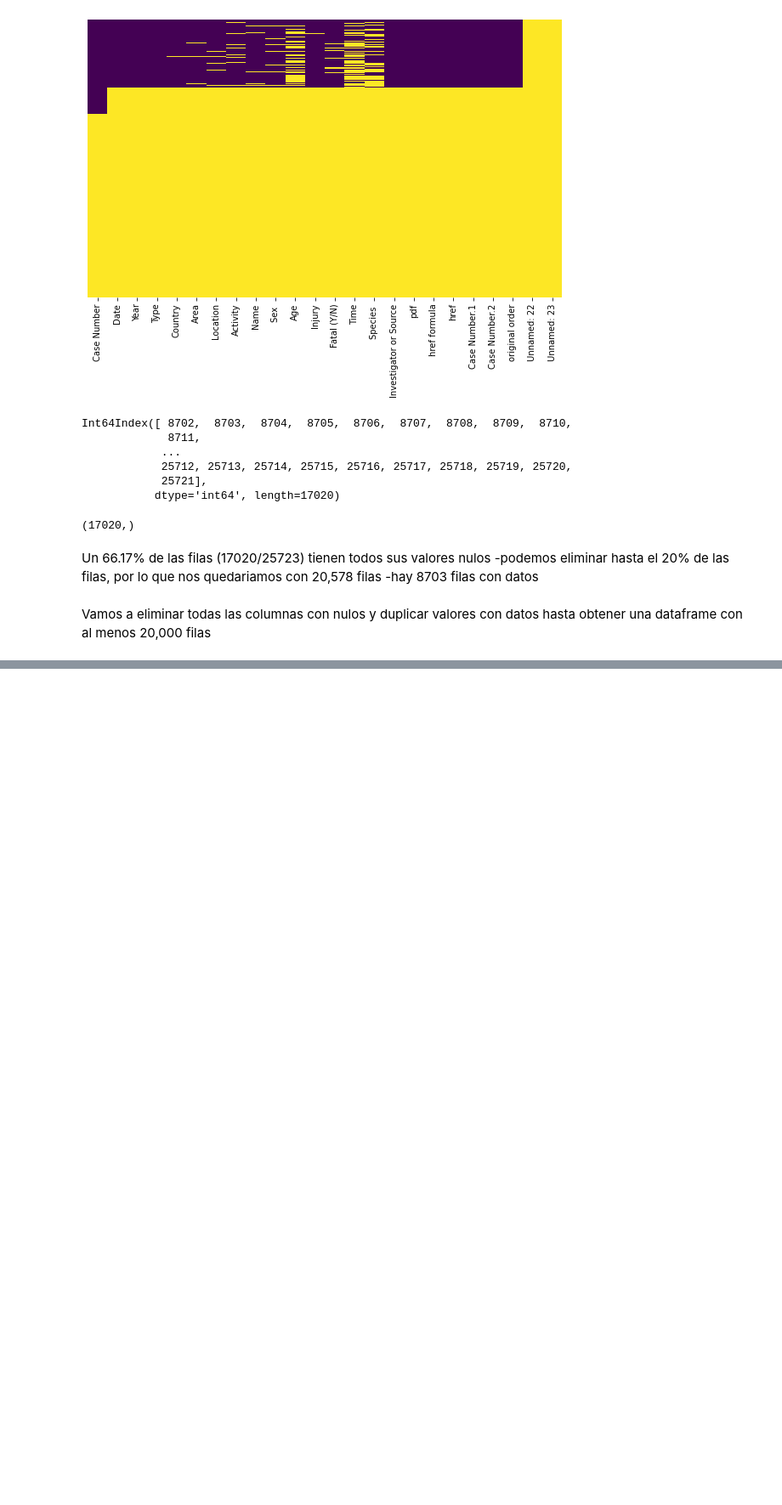
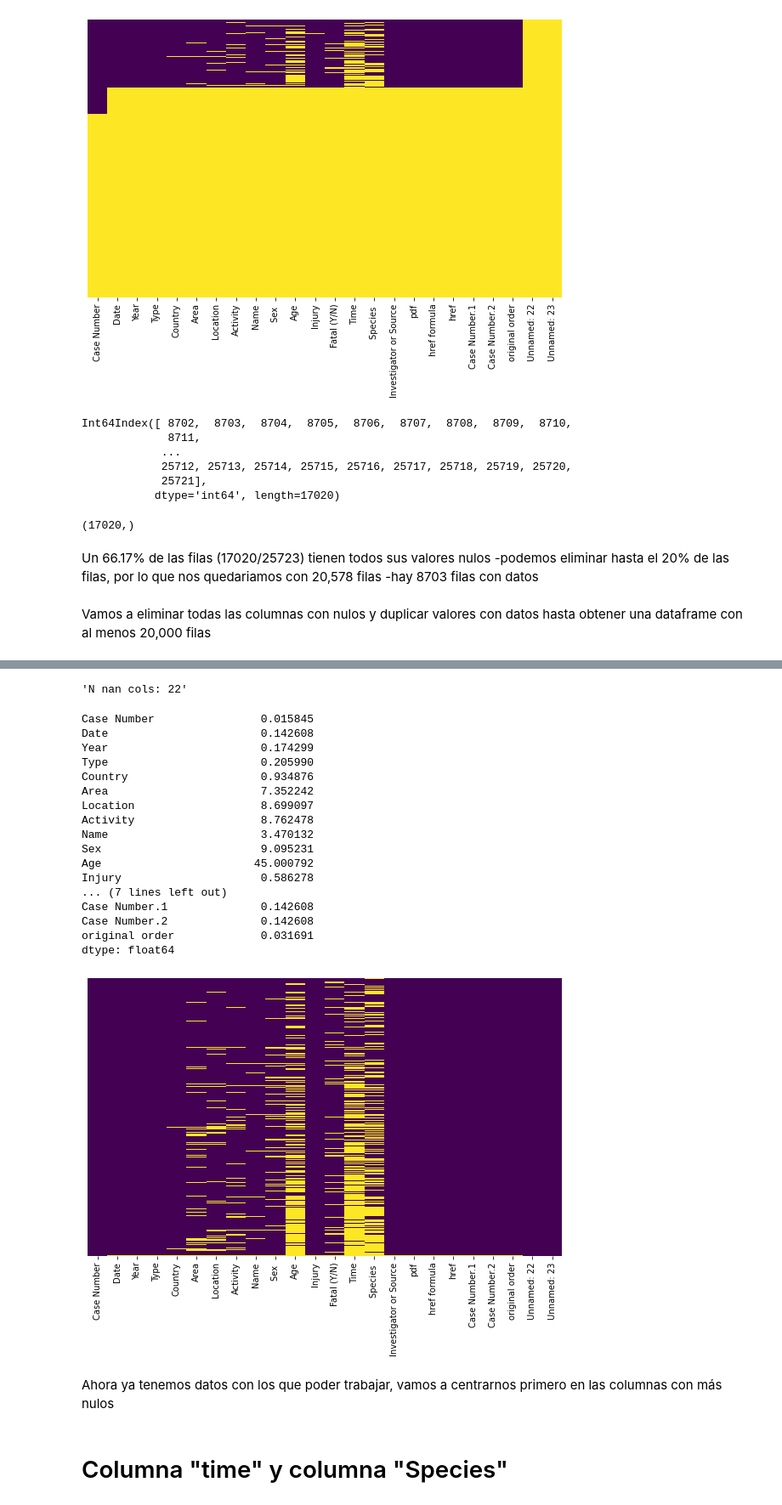
Before and after one commit to dgomezlechon/Proyect1-cleaning-pandas, a Jupyter notebook: my-code/main.ipynb, the cells around one changed output, grey strips where cells are left out. Shown: that part at 85% size. Cells and saved outputs as stored; diff of their text form; code cells hidden in the pictures; blank space fills up the shorter version.

```diff
--- a/my-code/main.ipynb
+++ b/my-code/main.ipynb
@@ -132,3 +162,29 @@ Vamos a eliminar todas las columnas con nulos y duplicar valores con datos hasta
 
 shark["Unnamed: 22"]=0
 shark["Unnamed: 23"]=0
+# %%
+check_nan(shark)
+# %% [output]
+'N nan cols: 22'
+Case Number                0.015845
+Date                       0.142608
+Year                       0.174299
+Type                       0.205990
+Country                    0.934876
+Area                       7.352242
+Location                   8.699097
+Activity                   8.762478
+Name                       3.470132
+Sex                        9.095231
+Age                       45.000792
+Injury                     0.586278
+... (7 lines left out)
+Case Number.1              0.142608
+Case Number.2              0.142608
+original order             0.031691
+dtype: float64
+[figure, added]
+# %% [markdown]
+Ahora ya tenemos datos con los que poder trabajar, vamos a centrarnos primero en las columnas con más nulos
+# %% [markdown]
+# Columna "time" y columna "Species"
```
Also changed, not shown: parts of 23 cells of this notebook.
